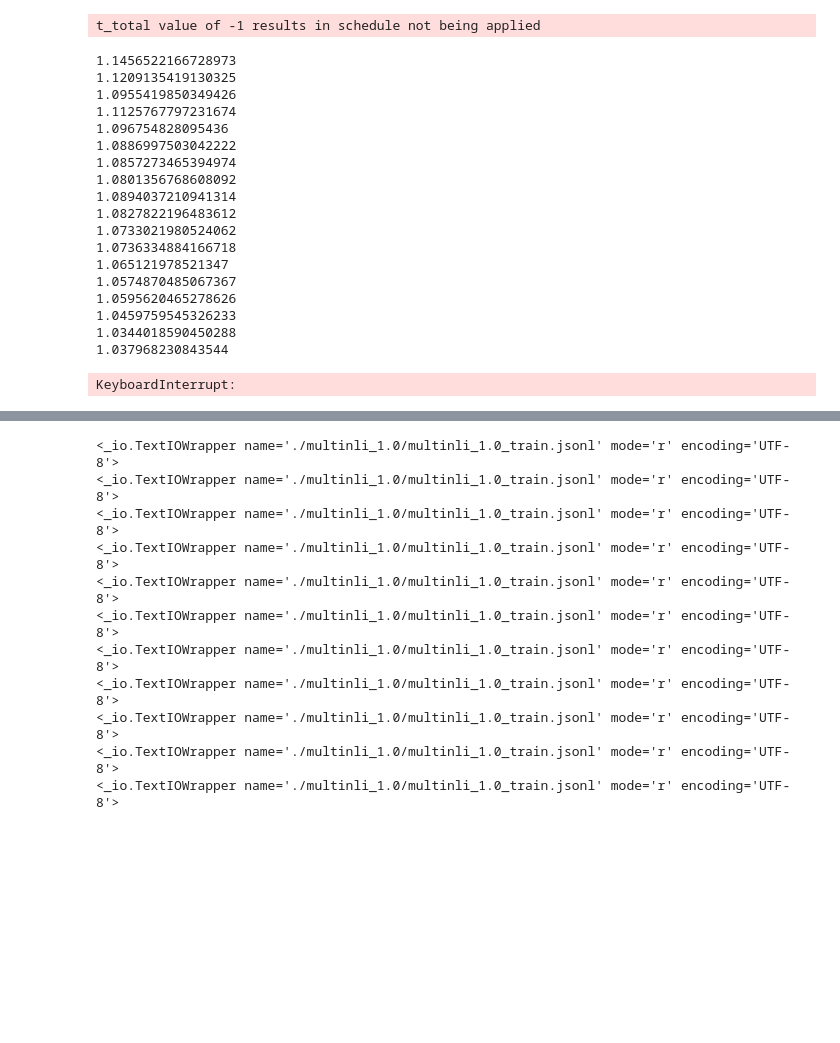
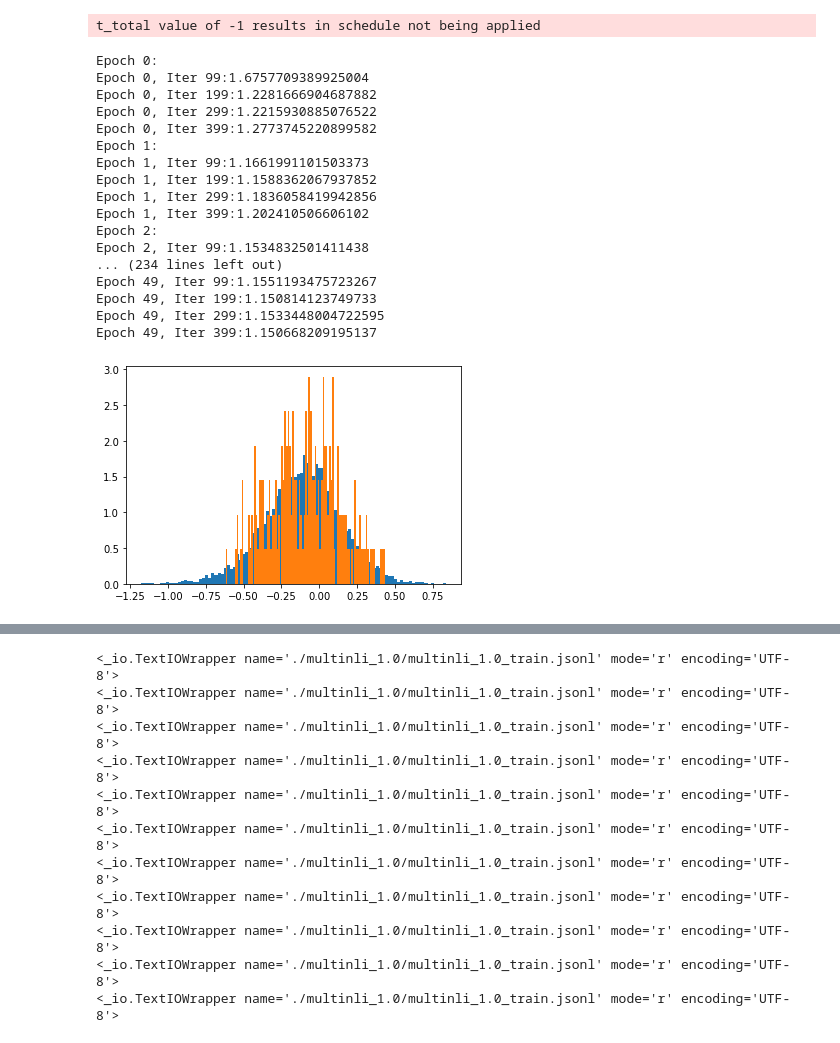
Before and after one commit to CJLee94/NLU_TermProject, a Jupyter notebook: NLU_AUM.ipynb, the cells around one changed output, grey strips where cells are left out. Saved outputs shown, nothing was run; the diff lists cells and outputs as text; code cells hidden in the pictures; blank space fills up the shorter version.

```diff
--- a/NLU_AUM.ipynb
+++ b/NLU_AUM.ipynb
@@ -150,6 +153,7 @@ aum = torch.zeros([epoch, len(dataset), n_classes])
 t_total value of -1 results in schedule not being applied
 # %%
 for e in range(epoch):
+    print("Epoch {}:".format(e))
     logits_store = torch.zeros([len(dataset), n_classes]).cuda()
     running_loss = 0.0
     for idx, batch in enumerate(dataloader):
@@ -164,35 +168,60 @@ for e in range(epoch):
         optimizer.step()
         running_loss+=loss.item()
         if idx % 100 == 99:
-            print(running_loss/100)
+            print("Epoch {0}, Iter {1}:{2}".format(e, idx, running_loss/100))
             running_loss = 0.0
-    logits_topk, logits_topk_ind = torch.topk(logits_store, 2, 0)
-    aum[e] = logits_store - logits_topk[0][None]
-    aum[e, logits_topk_ind[0,0], 0] = logits_store[logits_topk_ind[0,0], 0] - logits_topk[1, 0]
-    aum[e, logits_topk_ind[0,1], 1] = logits_store[logits_topk_ind[0,1], 1] - logits_topk[1, 1]
+    logits_topk, logits_topk_ind = torch.topk(logits_store, 2, 1)
+    aum[e] = logits_store - logits_topk[:, 0][:, None]
+    aum[e, range(aum.shape[1]), logits_topk_ind[:,0]] = logits_store[range(aum.shape[1]), logits_topk_ind[:, 0]] - logits_topk[:,1]
+#     aum[e, logits_topk_ind[0,1], 1] = logits_store[logits_topk_ind[0,1], 1] - logits_topk[1, 1]
 
     attention_index = dataset.random_flip#Need the attention index to point out the flipped sample
 
-#     for ind in attention_index:
-#         writer.add_scalar("Sentence {}".format(ind), aum[e, ind, dataset[ind][2]], e)
-    torch.save({aumaum, "AUM.pth")
+    for ind in attention_index:
+        writer.add_scalar("Sentence {}".format(ind), aum[e, ind, dataset[int(ind)][2]], e)
+    torch.save({"aum": aum, "flipped_sample":dataset.random_flip, "shift_label":dataset.random_shift}, "AUM_2.pth")
 # %% [output]
-1.1456522166728973
-1.1209135419130325
-1.0955419850349426
-1.1125767797231674
-1.096754828095436
-1.0886997503042222
-1.0857273465394974
-1.0801356768608092
-1.0894037210941314
-1.0827822196483612
-1.0733021980524062
-1.0736334884166718
-1.065121978521347
-1.0574870485067367
-1.0595620465278626
-1.0459759545326233
-1.0344018590450288
-1.037968230843544
+Epoch 0:
+Epoch 0, Iter 99:1.6757709389925004
+Epoch 0, Iter 199:1.2281666904687882
+Epoch 0, Iter 299:1.2215930885076522
+Epoch 0, Iter 399:1.2773745220899582
+Epoch 1:
+Epoch 1, Iter 99:1.1661991101503373
+Epoch 1, Iter 199:1.1588362067937852
+Epoch 1, Iter 299:1.1836058419942856
+Epoch 1, Iter 399:1.202410506606102
+Epoch 2:
+Epoch 2, Iter 99:1.1534832501411438
+... (234 lines left out)
+Epoch 49, Iter 99:1.1551193475723267
+Epoch 49, Iter 199:1.150814123749733
+Epoch 49, Iter 299:1.1533448004722595
+Epoch 49, Iter 399:1.150668209195137
-KeyboardInterrupt:
+# %%
+import matplotlib.pyplot as plt
+result_dict = torch.load("AUM.pth")
+aum = result_dict["aum"]
+flipped_sample = result_dict["flipped_sample"]
+shift_label = result_dict["shift_label"]
+correct = []
+mislabel = []
+for sample_idx in range(len(dataset)):
+    label = dataset.labels[sample_idx]
+    if sample_idx not in flipped_sample:
+        correct.append(aum[:1, sample_idx, label].mean().detach().cpu().numpy().item())
+    else:
+#         import pdb
+#         pdb.set_trace()
+#         shift_order = torch.where(flipped_sample==sample_idx)[0].item()
+        label += shift_label[str(sample_idx)]
+        if label > 2:
+            label = 0
+        elif label < 0:
+            label = 2
+        mislabel.append(aum[:1, sample_idx, dataset[sample_idx][2]].mean().detach().cpu().numpy().item())
+# %%
+_ = plt.hist(correct, bins=100, density=True)
+_ = plt.hist(mislabel, bins=100, density=True)
+# %% [output]
+[figure, added]
```
Also changed, not shown: parts of 11 cells of this notebook.
